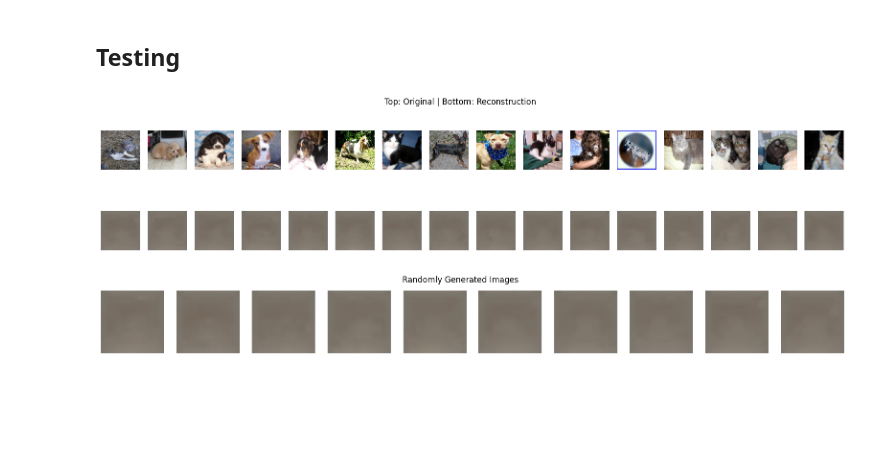
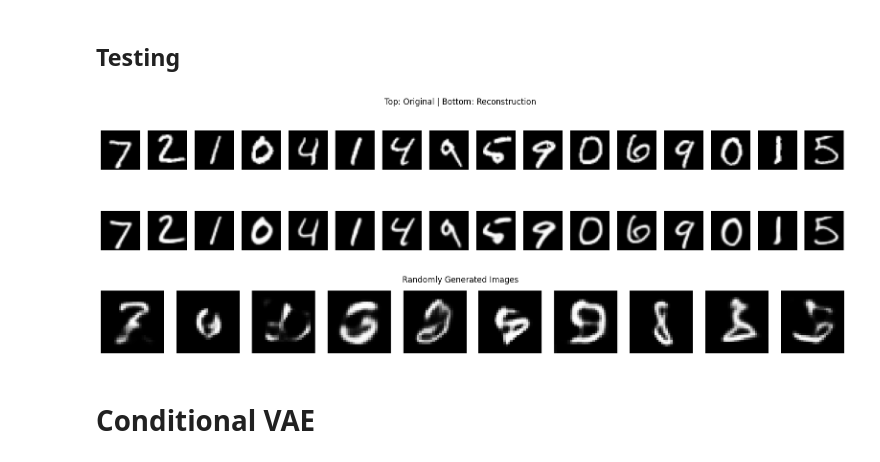
Before and after one commit to francesco-zatto/vae-cats-dogs, a Jupyter notebook: vae-mnist.ipynb, the cells around one changed output. Drawn from its saved outputs; the diff is of its cells as text; code cells hidden in the pictures; blank space fills up the shorter version.

```diff
--- a/vae-mnist.ipynb
+++ b/vae-mnist.ipynb
@@ -140,0 +84,10 @@ Found 24998 images belonging to 2 classes.
+# %%
+from tensorflow.keras.datasets import mnist
+
+(x_train, y_train), (x_test, y_test) = mnist.load_data()
+
+x_train = x_train.astype("float32") / 255.0
+x_test = x_test.astype("float32") / 255.0
+
+x_train = x_train[..., np.newaxis]
+x_test = x_test[..., np.newaxis]
@@ -141,10 +97,11 @@ Found 24998 images belonging to 2 classes.
 # %%
-images, labels = next(train_gen)
+indices = np.random.choice(len(x_train), 16, replace=False)
+images = x_train[indices]
 
 plt.figure(figsize=(10, 10))
 for i in range(16):
     plt.subplot(4, 4, i + 1)
-    plt.imshow(images[i])
+    plt.imshow(images[i], cmap="gray")
     plt.axis("off")
 plt.show()
 # %% [output]
@@ -157,5 +114,9 @@ decoder = build_decoder()
 vae = VAE(encoder, decoder)
 vae.compile(optimizer=tf.keras.optimizers.Adam(1e-3))
 
-vae.fit(train_gen, epochs=10)
+vae.fit(
+    x_train,
+    batch_size=64,
+    epochs=30
+)
 # %% [output]
@@ -192,8 +143,7 @@ Epoch 10/10
 # %%
 # Show real images reconstruction
 
-real_images, _ = next(train_gen)
-real_images = real_images[:16]
+real_images = x_test[:16]
 
 z_mean, z_log_var = vae.encoder(real_images)
 z = vae.sampler([z_mean, z_log_var])
@@ -205,31 +155,33 @@ plt.figure(figsize=(20, 4))
 for i in range(n):
     # Original
     ax = plt.subplot(2, n, i + 1)
-    plt.imshow(real_images[i])
+    plt.imshow(real_images[i], cmap="gray")
     plt.axis("off")
 
     # Reconstructed
     ax = plt.subplot(2, n, i + 1 + n)
-    plt.imshow(recon_images[i])
+    plt.imshow(recon_images[i], cmap="gray")
     plt.axis("off")
 
 plt.suptitle("Top: Original | Bottom: Reconstruction")
 plt.show()
 # %% [output]
-[figure, old version]
+[figure, new version]
 # %%
 def sample_and_plot(decoder, n=10):
     z_random = tf.random.normal(shape=(n, LATENT_DIM))
     generated = decoder(z_random)
 
     plt.figure(figsize=(20, 2))
     for i in range(n):
         ax = plt.subplot(1, n, i + 1)
-        plt.imshow(generated[i])
+        plt.imshow(generated[i], cmap="gray")
         plt.axis("off")
     plt.suptitle("Randomly Generated Images")
     plt.show()
 
 sample_and_plot(vae.decoder)
 # %% [output]
-[figure, old version]
+[figure, new version]
+# %% [markdown]
+# Conditional VAE
```
Also changed, not shown: parts of 12 cells of this notebook.
